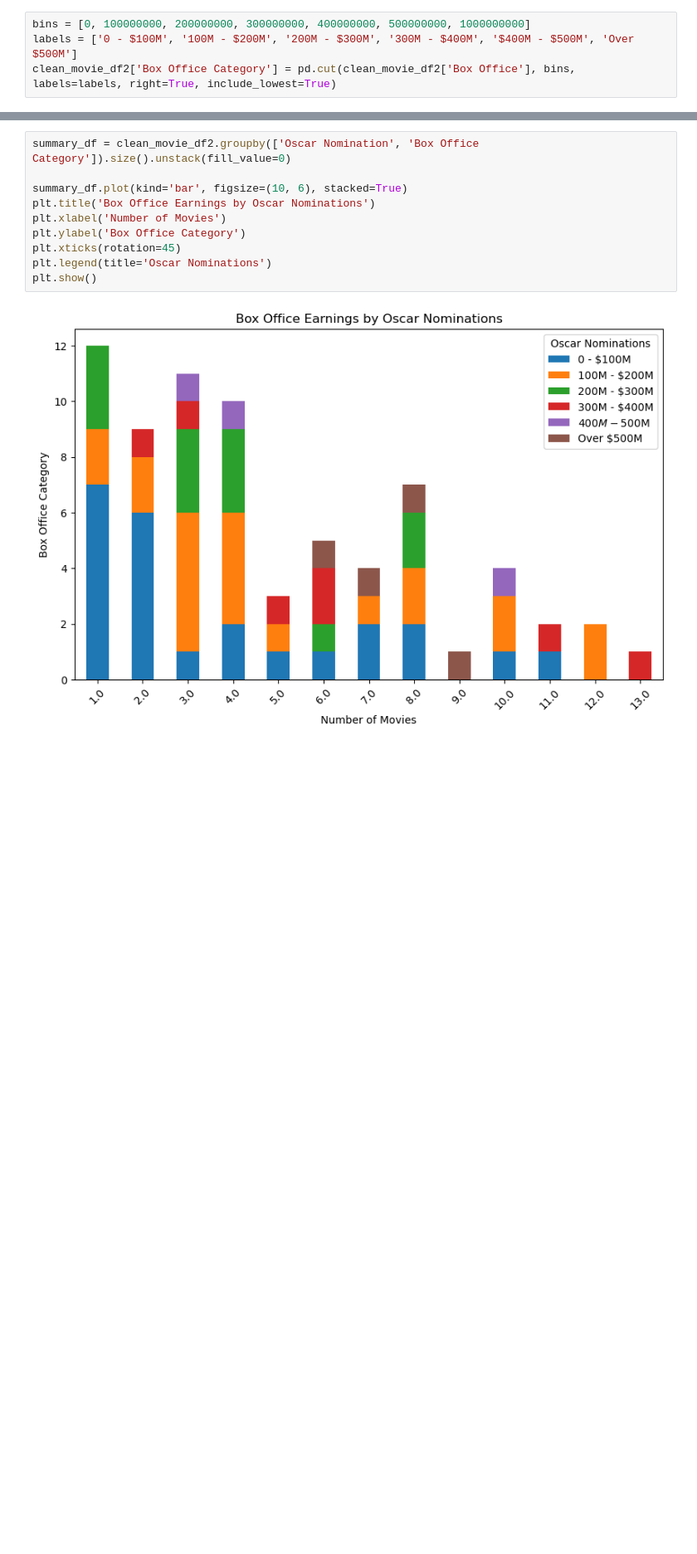
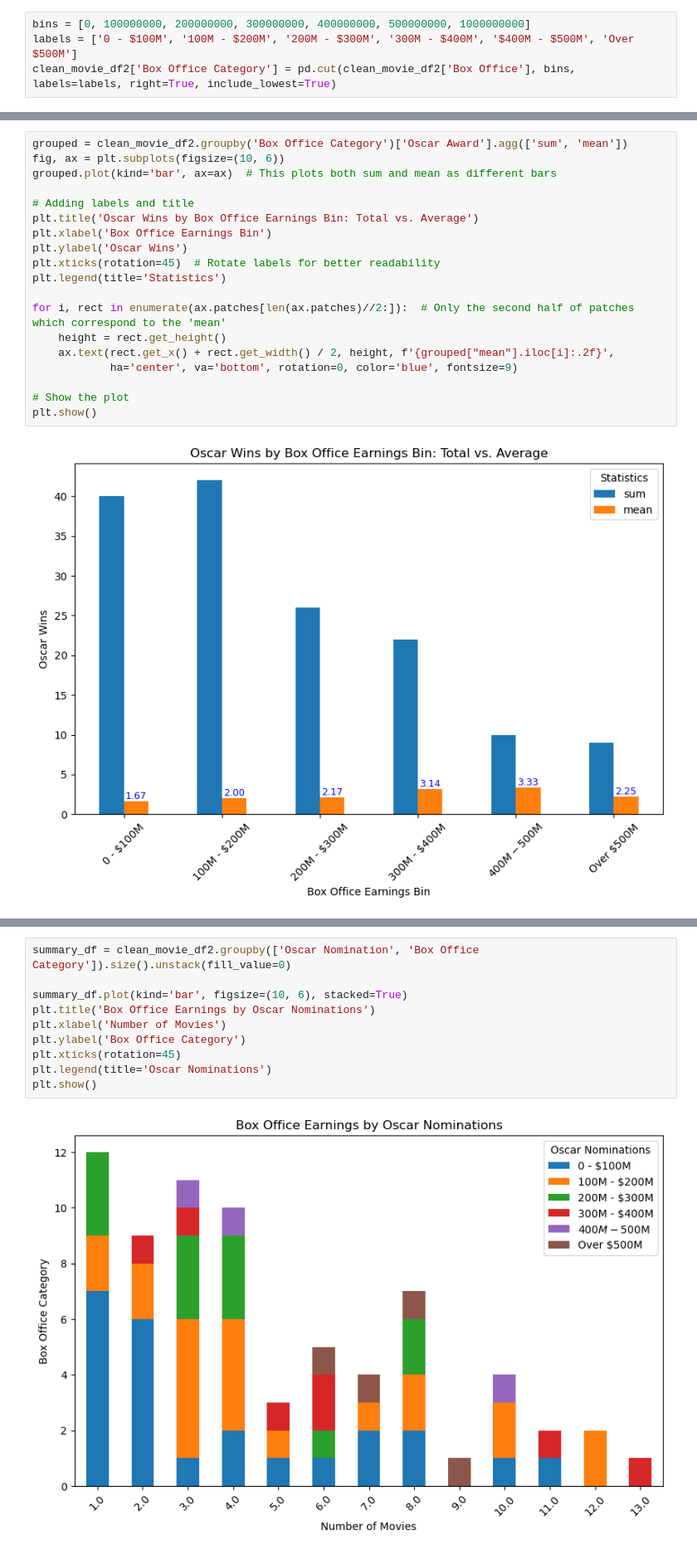
Before and after one commit to jvwastaken/Blockbuster-Breakdown, a Jupyter notebook: sloucel_analysis/movie_awards_analysis.ipynb, the cells around one changed output, grey strips where cells are left out. Shown at 83% size. Saved outputs shown, nothing was run; the diff lists cells and outputs as text; blank space fills up the shorter version.

```diff
--- a/sloucel_analysis/movie_awards_analysis.ipynb
+++ b/sloucel_analysis/movie_awards_analysis.ipynb
@@ -84,0 +183,21 @@ clean_movie_df2.head(1)
+# %%
+grouped = clean_movie_df2.groupby('Box Office Category')['Oscar Award'].agg(['sum', 'mean'])
+fig, ax = plt.subplots(figsize=(10, 6))
+grouped.plot(kind='bar', ax=ax)  # This plots both sum and mean as different bars
+
+# Adding labels and title
+plt.title('Oscar Wins by Box Office Earnings Bin: Total vs. Average')
+plt.xlabel('Box Office Earnings Bin')
+plt.ylabel('Oscar Wins')
+plt.xticks(rotation=45)  # Rotate labels for better readability
+plt.legend(title='Statistics')
+
+for i, rect in enumerate(ax.patches[len(ax.patches)//2:]):  # Only the second half of patches which correspond to the 'mean'
+    height = rect.get_height()
+    ax.text(rect.get_x() + rect.get_width() / 2, height, f'{grouped["mean"].iloc[i]:.2f}',
+            ha='center', va='bottom', rotation=0, color='blue', fontsize=9)
+
+# Show the plot
+plt.show()
+# %% [output]
+[figure, added]
```
Also changed, not shown: parts of 15 cells of this notebook, 4 other files.
